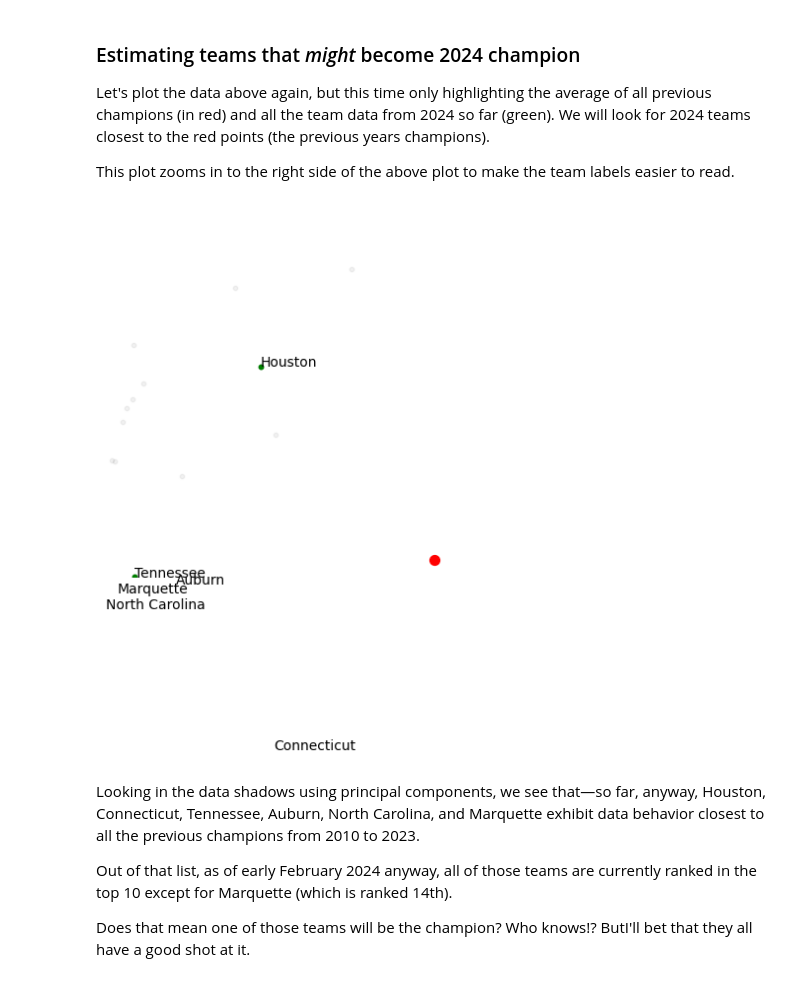
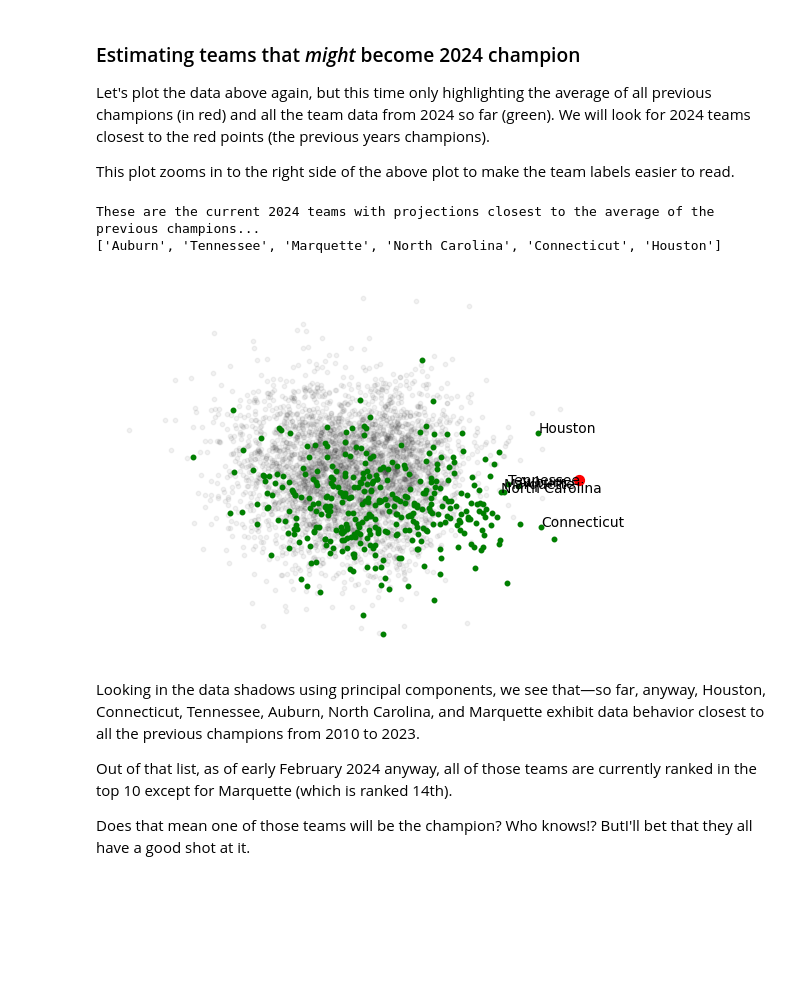
Before and after one commit to bwlewis/enr230-march-madness, a Jupyter notebook: march-madness-python.ipynb, the cells around one changed output. Saved outputs shown, nothing was run; the diff lists cells and outputs as text; code cells hidden in the pictures; blank space fills up the shorter version.

```diff
--- a/march-madness-python.ipynb
+++ b/march-madness-python.ipynb
@@ -180,27 +180,31 @@ This plot zooms in to the right side of the above plot to make the team labels e
 # %%
 i = data[data["year"] == 2024].index   # select 2024 team records so far
 avg_champion = np.mean(U[champion,:2], axis=0)
 closest = np.argsort(np.linalg.norm(U[i,:2] - avg_champion, axis=1))[:6]
 teams = data.loc[i].iloc[closest]["team"]
+print("These are the current 2024 teams with projections closest to the average of the previous champions...")
+print(teams.to_list())
 pos = U[i,:2][closest,]
 plt.scatter(U[i, 0], U[i, 1], alpha=0.2, color="black", s=10)
 plt.scatter(U[not_seeded, 0], U[not_seeded, 1], alpha=0.05, color="black", s=10)
 plt.scatter(U[i, 0], U[i, 1], alpha=1, color="green", s=10)
 plt.scatter(avg_champion[0], avg_champion[1], color="red", s=50)
 plt.xticks([])
 plt.yticks([])
-plt.xlim([np.min(pos, axis=0)[0], np.max(U[:,0],axis=0)])
-plt.ylim([np.min(pos, axis=1)[1], np.max(pos,axis=1)[1]])
+#plt.xlim([np.min(pos, axis=0)[0], np.max(U[:,0],axis=0)])
+#plt.ylim([np.min(pos, axis=1)[1], np.max(pos,axis=1)[1]])
 plt.text(pos[0,0],pos[0,1],teams.iloc[0])
 plt.text(pos[1,0],pos[1,1],teams.iloc[1])
 plt.text(pos[2,0],pos[2,1]+0.001,teams.iloc[2])
 plt.text(pos[3,0],pos[3,1],teams.iloc[3])
 plt.text(pos[4,0],pos[4,1],teams.iloc[4])
 plt.text(pos[5,0],pos[5,1],teams.iloc[5])
 plt.axis('off')
 plt.show()
 # %% [output]
+These are the current 2024 teams with projections closest to the average of the previous champions...
+['Auburn', 'Tennessee', 'Marquette', 'North Carolina', 'Connecticut', 'Houston']
-[figure, old version]
+[figure, new version]
 # %% [markdown]
 Looking in the data shadows using principal components, we see that&mdash;so far, anyway, Houston, Connecticut, Tennessee, Auburn, North Carolina, and Marquette exhibit data behavior closest to all the previous champions from 2010 to 2023.
 
```
Also changed, not shown: parts of 2 cells of this notebook.
